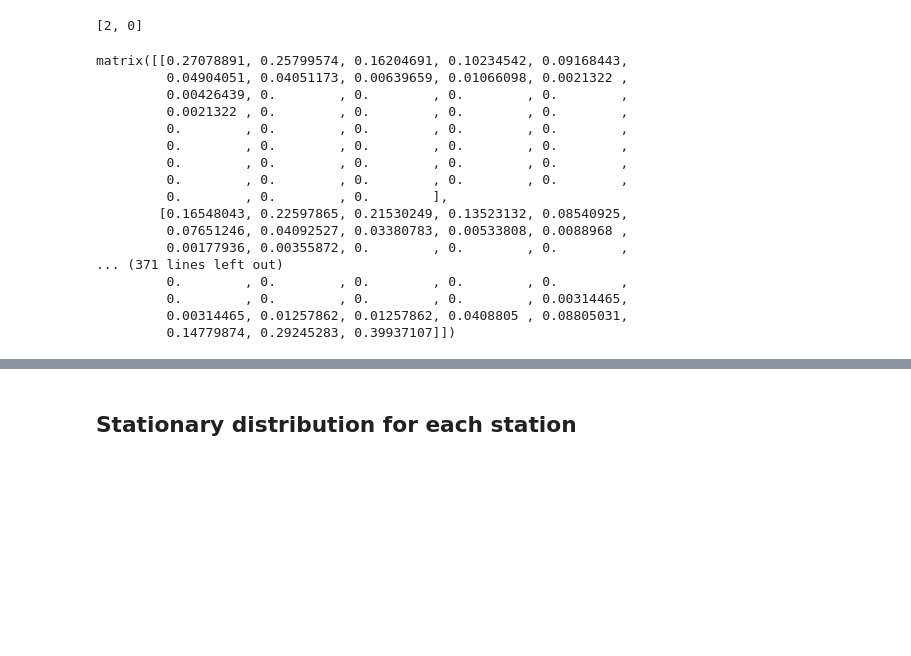
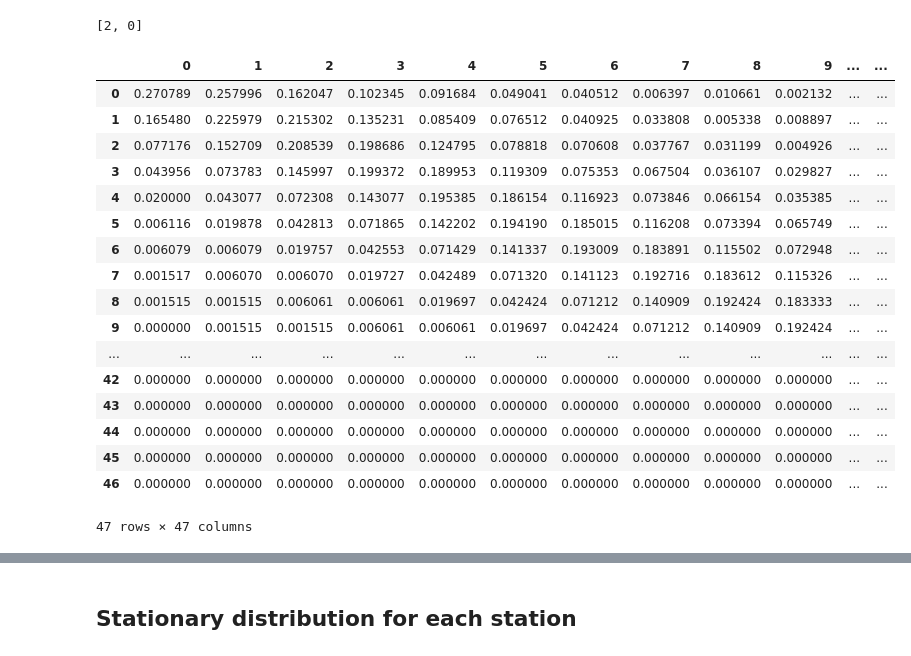
Before and after one commit to gracelang15/City-Bike-Data-Project, a Jupyter notebook: main-project.ipynb, the cells around one changed output, grey strips where cells are left out. Saved outputs shown, nothing was run; the diff lists cells and outputs as text; code cells hidden in the pictures; blank space fills up the shorter version.

```diff
--- a/main-project.ipynb
+++ b/main-project.ipynb
@@ -368,29 +368,30 @@ def create_probab_matrix(frequencies, total_docks):
 W21_morn_out = count_per_day_per_time(W21_start_morn,morn_times,True)
 W21_morn_in = count_per_day_per_time(W21_end_morn,morn_times,False)
 W21_morn_rate = get_rate_list(W21_morn_in, W21_morn_out)
-#W21 station has a capacity of 42 bikes
-W21_freq_rates = CountFrequency(W21_morn_rate, 42)
-W21_p_morn = create_probab_matrix(W21_freq_rates, 42)
+#W21 station has a capacity of 46 bikes
+W21_freq_rates = CountFrequency(W21_morn_rate, 46)
+W21_p_morn = create_probab_matrix(W21_freq_rates, 46)
 # %%
-W21_p_morn
+pd.DataFrame(W21_p_morn)
 # %% [output]
+|  | 0 | 1 | 2 | 3 | 4 | 5 | 6 | 7 | 8 | 9 | ... | ... |
+| 0 | 0.270789 | 0.257996 | 0.162047 | 0.102345 | 0.091684 | 0.049041 | 0.040512 | 0.006397 | 0.010661 | 0.002132 | ... | ... |
+| 1 | 0.165480 | 0.225979 | 0.215302 | 0.135231 | 0.085409 | 0.076512 | 0.040925 | 0.033808 | 0.005338 | 0.008897 | ... | ... |
+| 2 | 0.077176 | 0.152709 | 0.208539 | 0.198686 | 0.124795 | 0.078818 | 0.070608 | 0.037767 | 0.031199 | 0.004926 | ... | ... |
+| 3 | 0.043956 | 0.073783 | 0.145997 | 0.199372 | 0.189953 | 0.119309 | 0.075353 | 0.067504 | 0.036107 | 0.029827 | ... | ... |
+| 4 | 0.020000 | 0.043077 | 0.072308 | 0.143077 | 0.195385 | 0.186154 | 0.116923 | 0.073846 | 0.066154 | 0.035385 | ... | ... |
+| 5 | 0.006116 | 0.019878 | 0.042813 | 0.071865 | 0.142202 | 0.194190 | 0.185015 | 0.116208 | 0.073394 | 0.065749 | ... | ... |
+| 6 | 0.006079 | 0.006079 | 0.019757 | 0.042553 | 0.071429 | 0.141337 | 0.193009 | 0.183891 | 0.115502 | 0.072948 | ... | ... |
+| 7 | 0.001517 | 0.006070 | 0.006070 | 0.019727 | 0.042489 | 0.071320 | 0.141123 | 0.192716 | 0.183612 | 0.115326 | ... | ... |
+| 8 | 0.001515 | 0.001515 | 0.006061 | 0.006061 | 0.019697 | 0.042424 | 0.071212 | 0.140909 | 0.192424 | 0.183333 | ... | ... |
+| 9 | 0.000000 | 0.001515 | 0.001515 | 0.006061 | 0.006061 | 0.019697 | 0.042424 | 0.071212 | 0.140909 | 0.192424 | ... | ... |
+| ... | ... | ... | ... | ... | ... | ... | ... | ... | ... | ... | ... | ... |
+| 42 | 0.000000 | 0.000000 | 0.000000 | 0.000000 | 0.000000 | 0.000000 | 0.000000 | 0.000000 | 0.000000 | 0.000000 | ... | ... |
+| 43 | 0.000000 | 0.000000 | 0.000000 | 0.000000 | 0.000000 | 0.000000 | 0.000000 | 0.000000 | 0.000000 | 0.000000 | ... | ... |
+| 44 | 0.000000 | 0.000000 | 0.000000 | 0.000000 | 0.000000 | 0.000000 | 0.000000 | 0.000000 | 0.000000 | 0.000000 | ... | ... |
+| 45 | 0.000000 | 0.000000 | 0.000000 | 0.000000 | 0.000000 | 0.000000 | 0.000000 | 0.000000 | 0.000000 | 0.000000 | ... | ... |
+| 46 | 0.000000 | 0.000000 | 0.000000 | 0.000000 | 0.000000 | 0.000000 | 0.000000 | 0.000000 | 0.000000 | 0.000000 | ... | ... |
-matrix([[0.27078891, 0.25799574, 0.16204691, 0.10234542, 0.09168443,
-         0.04904051, 0.04051173, 0.00639659, 0.01066098, 0.0021322 ,
-         0.00426439, 0.        , 0.        , 0.        , 0.        ,
-         0.0021322 , 0.        , 0.        , 0.        , 0.        ,
-         0.        , 0.        , 0.        , 0.        , 0.        ,
-         0.        , 0.        , 0.        , 0.        , 0.        ,
-         0.        , 0.        , 0.        , 0.        , 0.        ,
-         0.        , 0.        , 0.        , 0.        , 0.        ,
-         0.        , 0.        , 0.        ],
-        [0.16548043, 0.22597865, 0.21530249, 0.13523132, 0.08540925,
-         0.07651246, 0.04092527, 0.03380783, 0.00533808, 0.0088968 ,
-         0.00177936, 0.00355872, 0.        , 0.        , 0.        ,
-... (371 lines left out)
-         0.        , 0.        , 0.        , 0.        , 0.        ,
-         0.        , 0.        , 0.        , 0.        , 0.00314465,
-         0.00314465, 0.01257862, 0.01257862, 0.0408805 , 0.08805031,
-         0.14779874, 0.29245283, 0.39937107]])
+47 rows × 47 columns
 # %%
 np.set_printoptions(edgeitems=127)
 # %%
```
Also changed, not shown: parts of 21 cells of this notebook.
